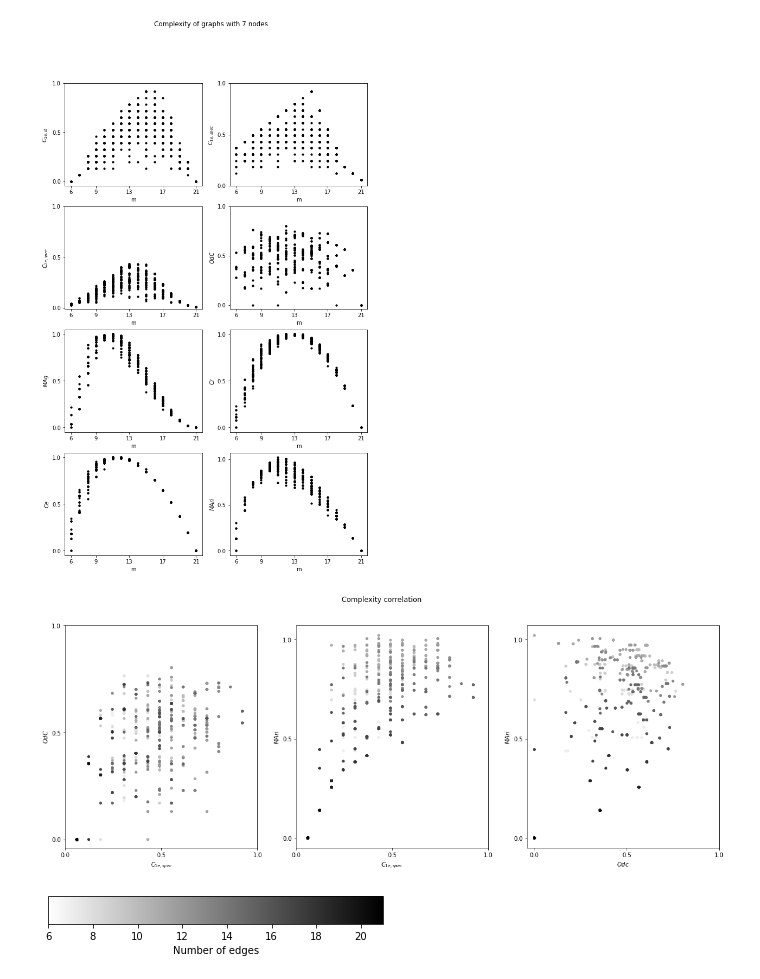
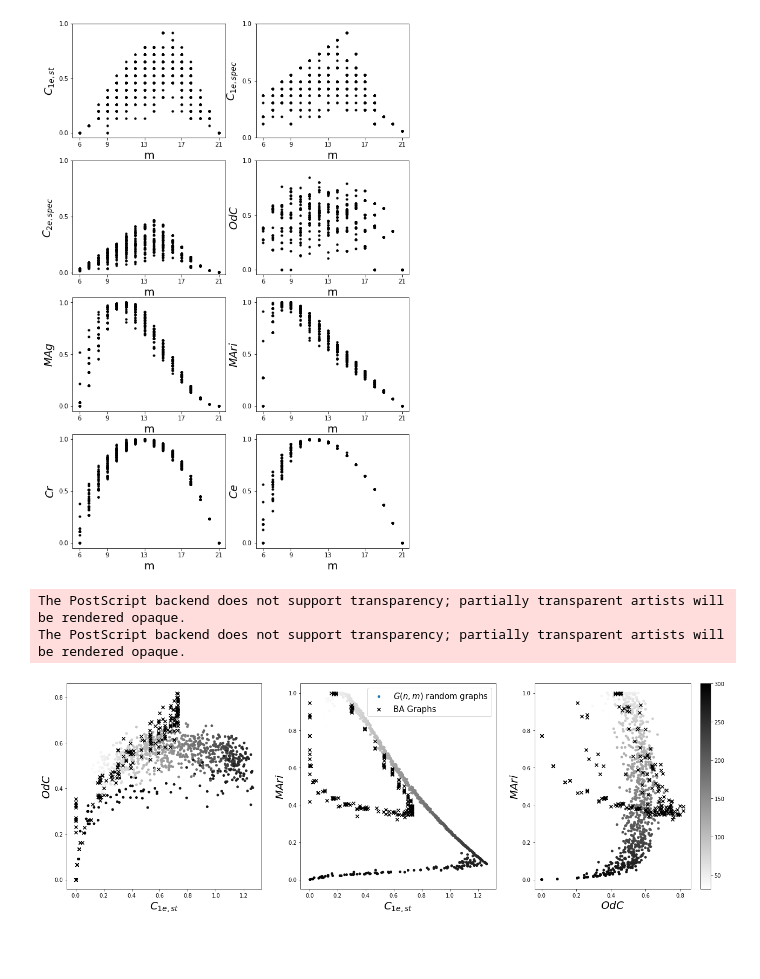
Before and after one commit to yipeizhao/Project, a Jupyter notebook: Sum.ipynb, the cells around one changed output. Drawn from its saved outputs; the diff is of its cells as text; code cells hidden in the pictures; blank space fills up the shorter version.

```diff
--- a/Sum.ipynb
+++ b/Sum.ipynb
@@ -7,7 +7,7 @@ import numpy as np
 import matplotlib as mpl
 from math import log
 # %%
-methods = ["C1est","C1espec","C2espec","OdC","MAg","Cr","Ce","MAri"]
+methods = ["C1est","C1espec","C2espec","OdC","MAg","MAri","Cr","Ce"]
 # %%
 #Generates random graphs and data
 n=7
@@ -22,22 +22,21 @@ for item in methods:
 # %%
 n=7
 c=0
 fig,axes = plt.subplots(4,2,figsize = (10,16))
 xticks = np.linspace(n-1,n*(n-1)/2,5)
 xticks = [int(item) for item in xticks]
 for i in range(4):
     for j in range(2):
         axes[i][j].scatter(df["Number_of_edges"],results[c],s=10,color = "black")
         axes[i][j].set_yticks([0,0.5,1])
         axes[i][j].set_xticks(xticks)
-        axes[i][j].set_xlabel("m")
-        axes[i][j].set_ylabel("$"+methods[c]+"$")
+        axes[i][j].set_xlabel("m",fontsize = 18)
+        axes[i][j].set_ylabel("$"+methods[c]+"$",fontsize = 18)
         c+=1
-axes[0][0].set_ylabel("$C_{1e,st}$")
-axes[0][1].set_ylabel("$C_{1e,spec}$")
-axes[1][0].set_ylabel("$C_{2e,spec}$")
-plt.suptitle("Complexity of graphs with 7 nodes")
+axes[0][0].set_ylabel("$C_{1e,st}$",fontsize= 18)
+axes[0][1].set_ylabel("$C_{1e,spec}$",fontsize= 18)
+axes[1][0].set_ylabel("$C_{2e,spec}$",fontsize= 18)
 plt.savefig("figures/complexities.eps",format="eps")
 plt.show()
 # %% [output]
-[figure, old version]
+[figure, new version]
@@ -44,23 +56,29 @@ plt.show()
 # %%
-fig,axes = plt.subplots(1,3,figsize =(20,7))
-axes[0].scatter(results[1],results[3],s=15,c = df["Number_of_edges"],cmap = "binary");axes[0].set_xlabel("$C_{1e,spec}$");axes[0].set_ylabel("$OdC$");
-axes[1].scatter(results[1],results[7],s=15,c = df["Number_of_edges"],cmap = "binary");axes[1].set_xlabel("$C_{1e,spec}$");axes[1].set_ylabel("$MAri$");
-axes[2].scatter(results[3],results[7],s=15,c = df["Number_of_edges"],cmap = "binary");axes[2].set_xlabel("$Odc$");axes[2].set_ylabel("$MAri$");
-for i in range(len(axes)):
-    axes[i].set_xticks([0,0.5,1])
-    axes[i].set_yticks([0,0.5,1])
-plt.suptitle("Complexity correlation")
-fig, ax = plt.subplots(figsize=(6, 1))
-fig.subplots_adjust(bottom=0.5)
+plt.figure(figsize=(22,7))
+plt.subplot(1,3,1)
+plt.scatter(corr_results[0],
+                corr_results[1],
+                s=15,c = df["Number_of_edges"],cmap = "binary",label = "$G(n,m)$ random graphs")
+plt.scatter(corr_results_BA[0],corr_results_BA[1],color="black",marker = "x",label = "BA Graphs")
+plt.xlabel("$C_{1e,st}$",fontsize = 20);plt.ylabel("$OdC$",fontsize = 20);
 
-cmap = mpl.cm.binary
-norm = mpl.colors.Normalize(vmin=(n-1), vmax=(n-1)*n/2)
-cb1 = mpl.colorbar.ColorbarBase(ax, cmap=cmap,
-                                norm=norm,
-                                orientation='horizontal')
-cb1.set_label('Number of edges')
+plt.subplot(1,3,2)
+plt.scatter(corr_results[0],
+                corr_results[2],
+                s=15,c = df["Number_of_edges"],cmap = "binary",label = "$G(n,m)$ random graphs")
+plt.scatter(corr_results_BA[0],corr_results_BA[2],color="black",marker = "x",label = "BA Graphs")
+plt.xlabel("$C_{1e,st}$",fontsize = 20);plt.ylabel("$MAri$",fontsize = 20);
+plt.legend(fontsize = 15)
+plt.subplot(1,3,3)
+plt.scatter(corr_results[1],
+                corr_results[2],
+                s=15,c = df["Number_of_edges"],cmap = "binary",label = "$G(n,m)$ random graphs")
+plt.colorbar()
+plt.scatter(corr_results_BA[1],corr_results_BA[2],color="black",marker = "x",label = "BA Graphs")
+plt.xlabel("$OdC$",fontsize = 20);plt.ylabel("$MAri$",fontsize = 20);
+
 plt.savefig("figures/complexity_correlation.eps",format = "eps")
-fig.show()
 # %% [output]
+The PostScript backend does not support transparency; partially transparent artists will be rendered opaque.
+The PostScript backend does not support transparency; partially transparent artists will be rendered opaque.
-[figure, old version]
+[figure, new version]
-[figure, removed]
```
Also changed, not shown: parts of 7 cells of this notebook, 53 other files.
